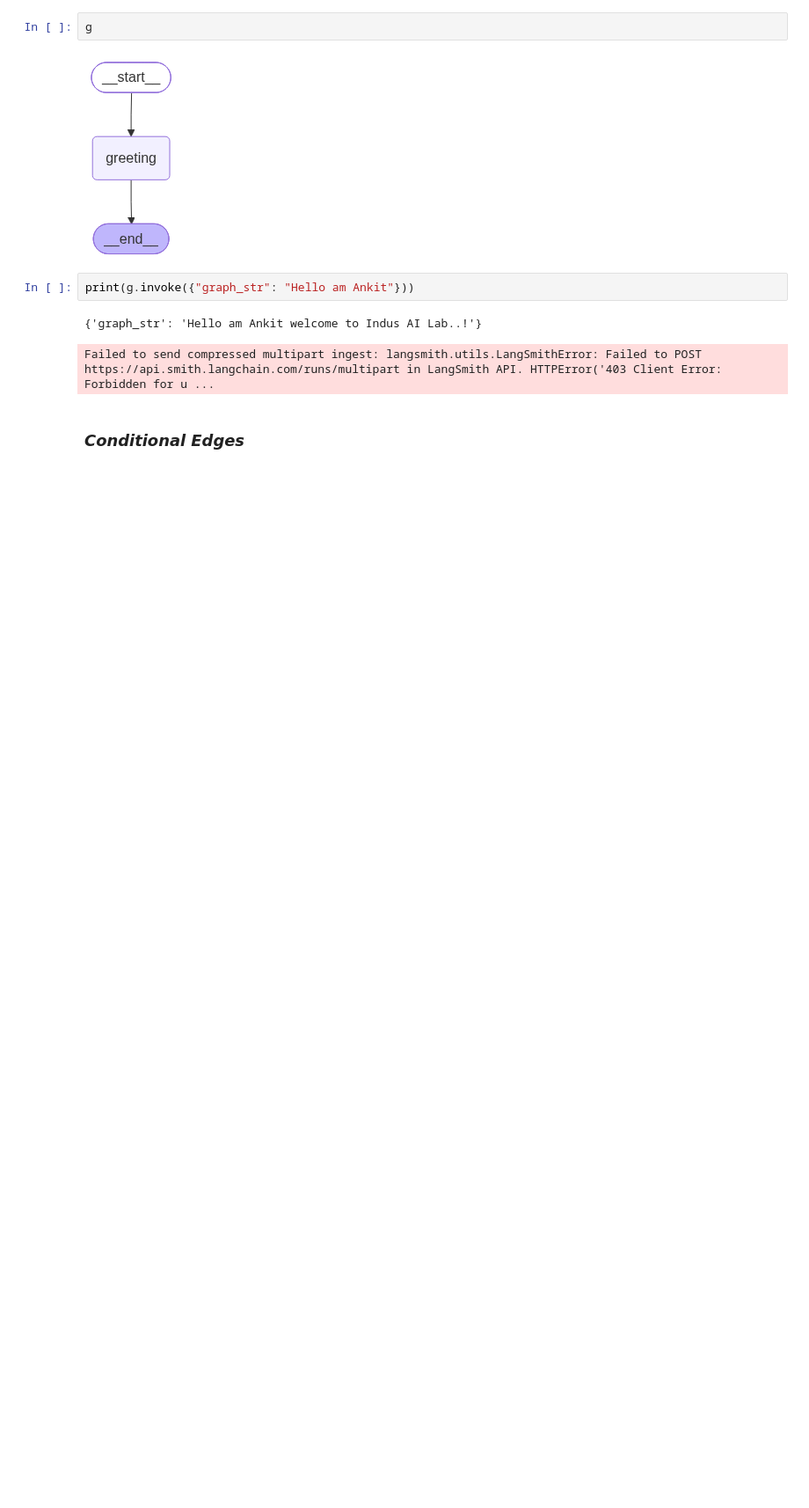
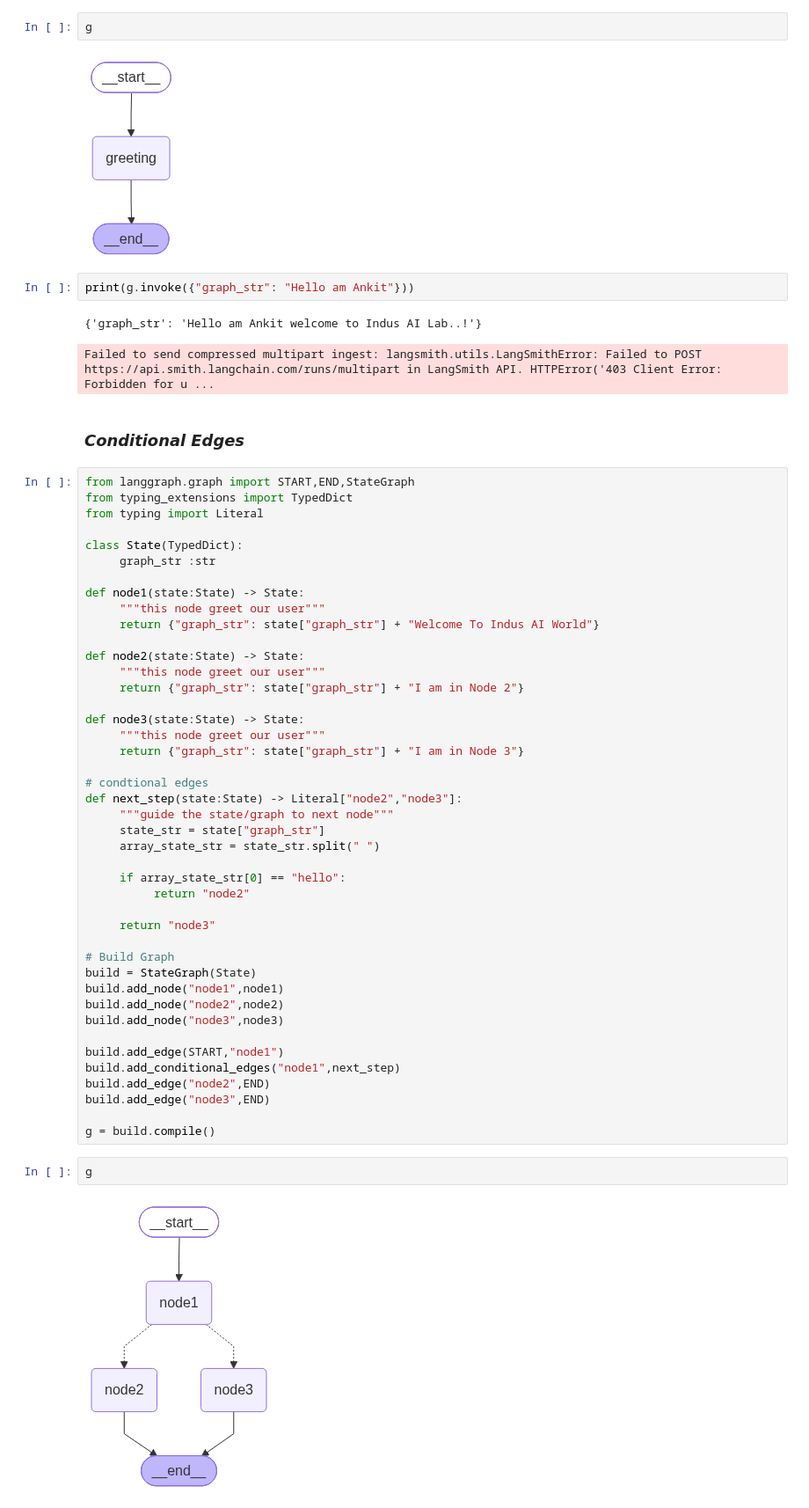
Before and after one commit to Ankit1726/AI_Engineering, a Jupyter notebook: Agentic_AI/notebooks/langgraph/langgraph.ipynb, the cells around one changed output. Shown at 88% size. Drawn from its saved outputs; the diff is of its cells as text; blank space fills up the shorter version.

Commit message:
Langgraph 📊

```diff
--- a/Agentic_AI/notebooks/langgraph/langgraph.ipynb
+++ b/Agentic_AI/notebooks/langgraph/langgraph.ipynb
@@ -58,3 +58,50 @@ print(g.invoke({"graph_str": "Hello am Ankit"}))
 Failed to send compressed multipart ingest: langsmith.utils.LangSmithError: Failed to POST https://api.smith.langchain.com/runs/multipart in LangSmith API. HTTPError('403 Client Error: Forbidden for u ...
 # %% [markdown]
 ### ***Conditional Edges***
+# %%
+from langgraph.graph import START,END,StateGraph
+from typing_extensions import TypedDict
+from typing import Literal
+
+class State(TypedDict):
+     graph_str :str
+
+def node1(state:State) -> State:
+     """this node greet our user"""
+     return {"graph_str": state["graph_str"] + "Welcome To Indus AI World"}
+
+def node2(state:State) -> State:
+     """this node greet our user"""
+     return {"graph_str": state["graph_str"] + "I am in Node 2"}
+
+def node3(state:State) -> State:
+     """this node greet our user"""
+     return {"graph_str": state["graph_str"] + "I am in Node 3"}
+
+# condtional edges
+def next_step(state:State) -> Literal["node2","node3"]:
+     """guide the state/graph to next node"""
+     state_str = state["graph_str"]
+     array_state_str = state_str.split(" ")
+
+     if array_state_str[0] == "hello":
+          return "node2"
+
+     return "node3"
+
+# Build Graph
+build = StateGraph(State)
+build.add_node("node1",node1)
+build.add_node("node2",node2)
+build.add_node("node3",node3)
+
+build.add_edge(START,"node1")
+build.add_conditional_edges("node1",next_step)
+build.add_edge("node2",END)
+build.add_edge("node3",END)
+
+g = build.compile()
+# %%
+g
+# %% [output]
+[figure, added]
```
Also changed, not shown: parts of 4 cells of this notebook.
